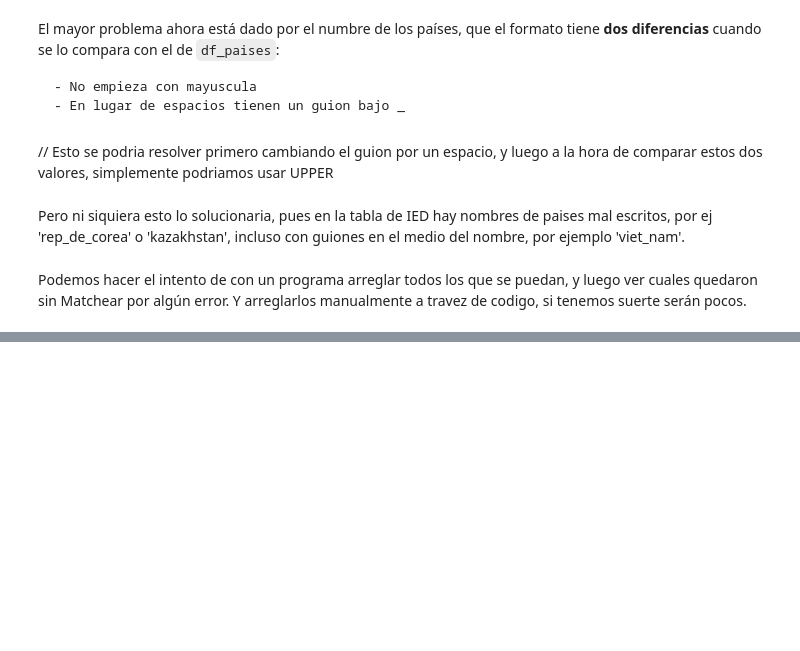
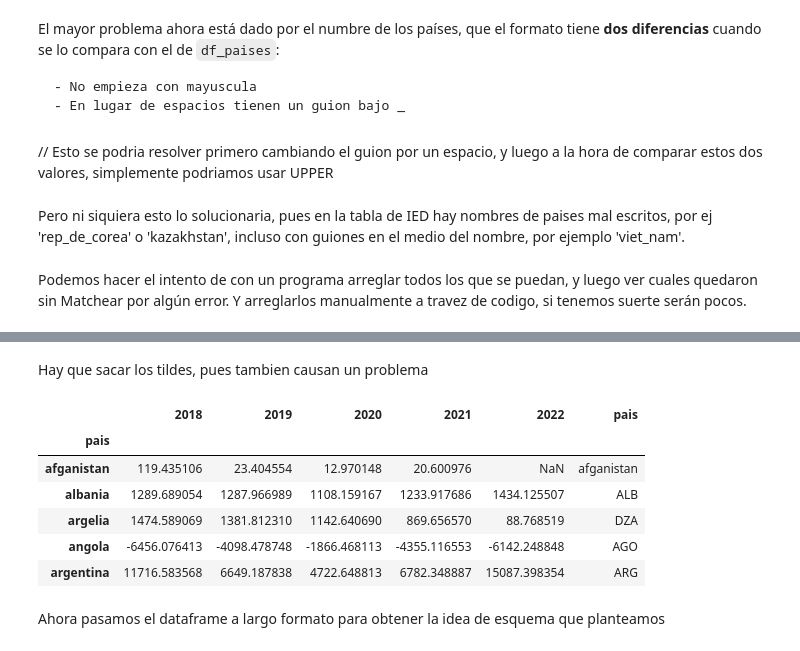
Before and after one commit to Empromptu/Inversion-extranjera-en-Argentina, a Jupyter notebook: notas.ipynb, the cells around one changed output, grey strips where cells are left out. Cells and saved outputs as stored; diff of their text form; code cells hidden in the pictures; blank space fills up the shorter version.

Commit message:
esquemas terminados

```diff
--- a/notas.ipynb
+++ b/notas.ipynb
@@ -538,3 +538,6 @@ Esto se podria resolver primero cambiando el guion por un espacio, y luego a la
 Pero ni siquiera esto lo solucionaria, pues en la tabla de IED hay nombres de paises mal escritos, por ej 'rep_de_corea' o 'kazakhstan', incluso con guiones en el medio del nombre, por ejemplo 'viet_nam'.
 # %% [markdown]
 Podemos hacer el intento de con un programa arreglar todos los que se puedan, y luego ver cuales quedaron sin Matchear por algún error. Y arreglarlos manualmente a travez de codigo, si tenemos suerte serán pocos.
+# %%
+# ponemos los paises como una columna, para poder usarlo en SQL
+df_IED['pais'] = df_IED.index
@@ -540,0 +564,35 @@ Podemos hacer el intento de con un programa arreglar todos los que se puedan, y
+# %%
+def pais_a_iso3(nombre_pais):
+    """
+    Obtiene el iso3 de un pais usando su nombre,
+    se usan funciones de SQL para eliminar diferencias
+    en el formato de los dos dataframes.
+    """
+    consulta_pais_iso3 = """
+                    SELECT iso3
+                    FROM df_paises
+                    WHERE UPPER(REPLACE(nombre, ' ','')) = UPPER(REPLACE($nombre_pais, '_',''))
+                    """
+    pais = sql_val^ consulta_pais_iso3
+    if pais != None:
+        return pais
+    else:
+        return nombre_pais
+# %%
+iso3 = [pais_a_iso3(nombre_pais) for nombre_pais in df_IED['pais']]
+# %%
+df_IED['pais'] = iso3
+# %% [markdown]
+Hay que sacar los tildes, pues tambien causan un problema
+# %%
+df_IED.head()
+# %% [output]
+|  | 2018 | 2019 | 2020 | 2021 | 2022 | pais |
+| pais |  |  |  |  |  |  |
+| afganistan | 119.435106 | 23.404554 | 12.970148 | 20.600976 | NaN | afganistan |
+| albania | 1289.689054 | 1287.966989 | 1108.159167 | 1233.917686 | 1434.125507 | ALB |
+| argelia | 1474.589069 | 1381.812310 | 1142.640690 | 869.656570 | 88.768519 | DZA |
+| angola | -6456.076413 | -4098.478748 | -1866.468113 | -4355.116553 | -6142.248848 | AGO |
+| argentina | 11716.583568 | 6649.187838 | 4722.648813 | 6782.348887 | 15087.398354 | ARG |
+# %% [markdown]
+Ahora pasamos el dataframe a largo formato para obtener la idea de esquema que planteamos
```
Also changed, not shown: parts of 5 cells of this notebook.
